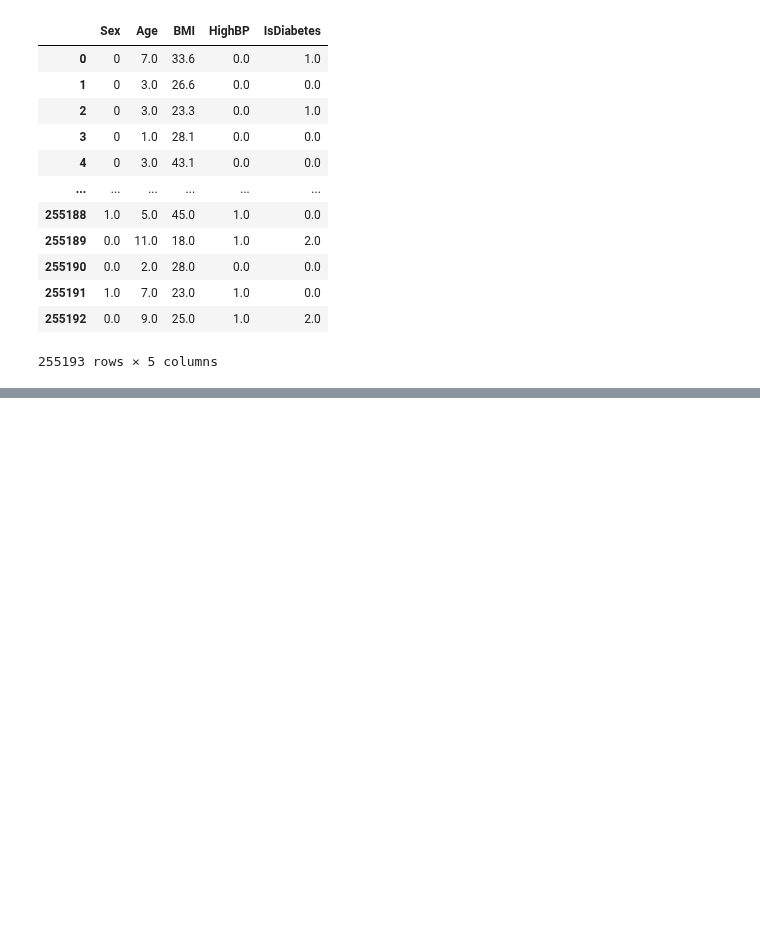
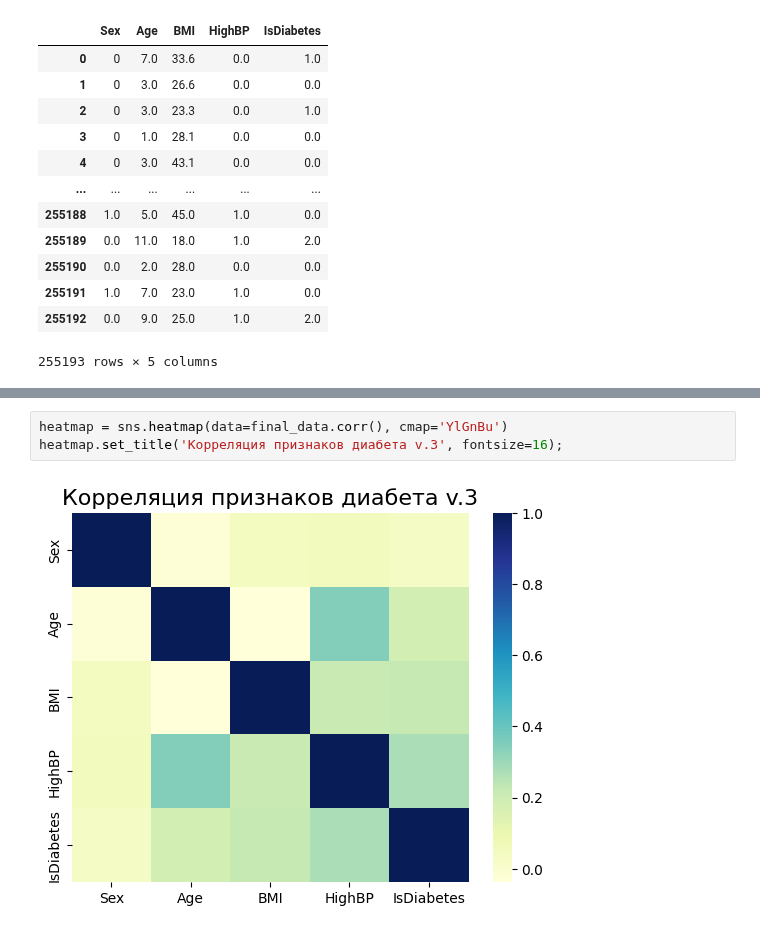
Before and after one commit to Rai1ag/Library, a Jupyter notebook: PJ_Итоговый проект/homework.ipynb, the cells around one changed output, grey strips where cells are left out. Cells and saved outputs as stored; diff of their text form; blank space fills up the shorter version.

```diff
--- a/PJ_Итоговый проект/homework.ipynb
+++ b/PJ_Итоговый проект/homework.ipynb
@@ -673,0 +684,5 @@ final_data
+# %%
+heatmap = sns.heatmap(data=final_data.corr(), cmap='YlGnBu')
+heatmap.set_title('Корреляция признаков диабета v.3', fontsize=16);
+# %% [output]
+[figure, added]
```
Also changed, not shown: parts of 5 cells of this notebook.
